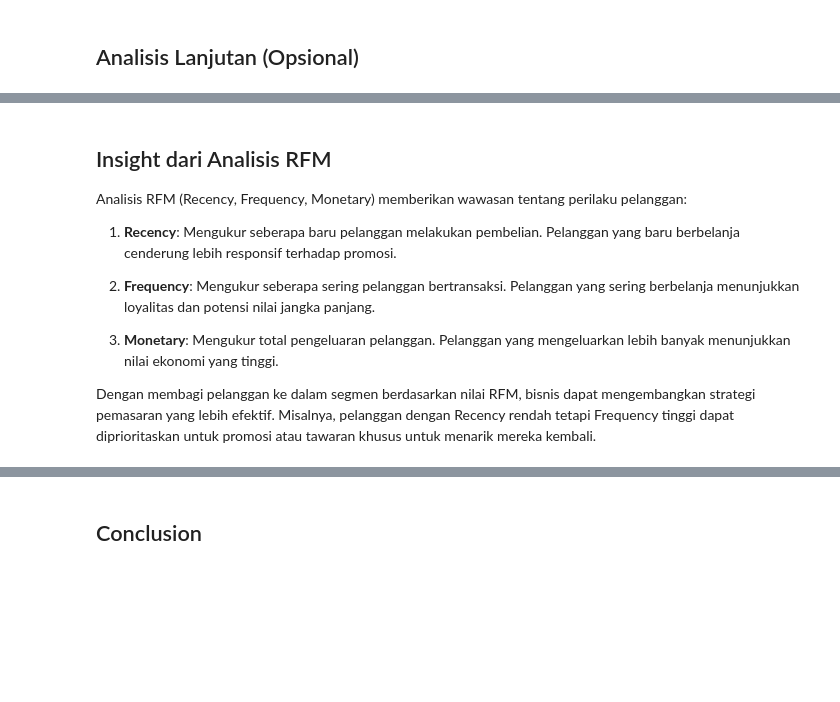
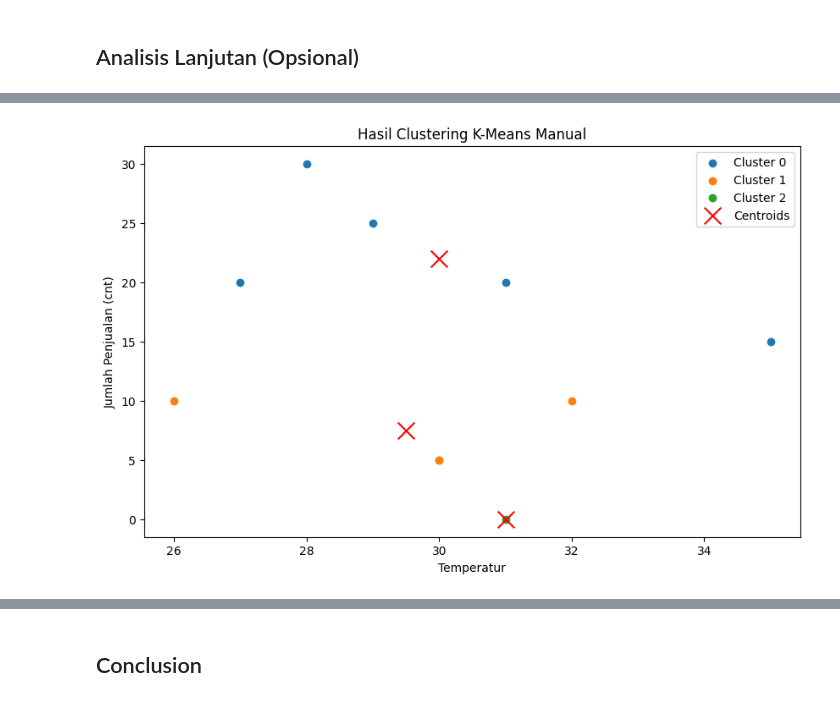
Before and after one commit to ZidanAlfarizaPutraPratama/submission, a Jupyter notebook: notebook.ipynb, the cells around one changed output, grey strips where cells are left out. Drawn from its saved outputs; the diff is of its cells as text; code cells hidden in the pictures; blank space fills up the shorter version.

```diff
--- a/notebook.ipynb
+++ b/notebook.ipynb
@@ -328,12 +358,53 @@ Index(['instant', 'dteday', 'season', 'yr', 'mnth', 'holiday', 'weekday',
-# %% [markdown]
-## Insight dari Analisis RFM
-
-Analisis RFM (Recency, Frequency, Monetary) memberikan wawasan tentang perilaku pelanggan:
-
-1. **Recency**: Mengukur seberapa baru pelanggan melakukan pembelian. Pelanggan yang baru berbelanja cenderung lebih responsif terhadap promosi.
-
-2. **Frequency**: Mengukur seberapa sering pelanggan bertransaksi. Pelanggan yang sering berbelanja menunjukkan loyalitas dan potensi nilai jangka panjang.
-
-3. **Monetary**: Mengukur total pengeluaran pelanggan. Pelanggan yang mengeluarkan lebih banyak menunjukkan nilai ekonomi yang tinggi.
-
-Dengan membagi pelanggan ke dalam segmen berdasarkan nilai RFM, bisnis dapat mengembangkan strategi pemasaran yang lebih efektif. Misalnya, pelanggan dengan Recency rendah tetapi Frequency tinggi dapat diprioritaskan untuk promosi atau tawaran khusus untuk menarik mereka kembali.
+# %%
+import pandas as pd
+import numpy as np
+import matplotlib.pyplot as plt
+
+# Contoh data, ganti dengan day_df yang Anda miliki
+data = {
+    'cnt': [5, 10, 15, 20, 25, 30, 20, 10, 5, 0],
+    'temperature': [30, 32, 35, 31, 29, 28, 27, 26, 30, 31]
+}
+day_df = pd.DataFrame(data)
+
+# Parameter
+k = 3  # Jumlah cluster
+max_iterations = 100
+
+# Inisialisasi centroid secara acak
+centroids = day_df.sample(n=k).values
+
+for _ in range(max_iterations):
+    # Hitung jarak dari setiap titik ke centroid
+    distances = np.linalg.norm(day_df.values[:, np.newaxis] - centroids, axis=2)
+
+    # Tentukan cluster untuk setiap titik
+    clusters = np.argmin(distances, axis=1)
+
+    # Hitung centroid baru
+    new_centroids = np.array([day_df.values[clusters == i].mean(axis=0) for i in range(k)])
+
+    # Jika centroid tidak berubah, keluar dari loop
+    if np.all(centroids == new_centroids):
+        break
+
+    centroids = new_centroids
+
+# Tambahkan cluster ke DataFrame
+day_df['cluster'] = clusters
+
+# Visualisasi hasil clustering
+plt.figure(figsize=(10, 6))
+for i in range(k):
+    plt.scatter(day_df.loc[day_df['cluster'] == i, 'temperature'],
+                day_df.loc[day_df['cluster'] == i, 'cnt'],
+                label=f'Cluster {i}')
+
+plt.scatter(centroids[:, 1], centroids[:, 0], color='red', marker='x', s=200, label='Centroids')
+plt.title('Hasil Clustering K-Means Manual')
+plt.xlabel('Temperatur')
+plt.ylabel('Jumlah Penjualan (cnt)')
+plt.legend()
+plt.show()
+# %% [output]
+[figure, added]
```
Also changed, not shown: parts of 12 cells of this notebook, 2 other files.
